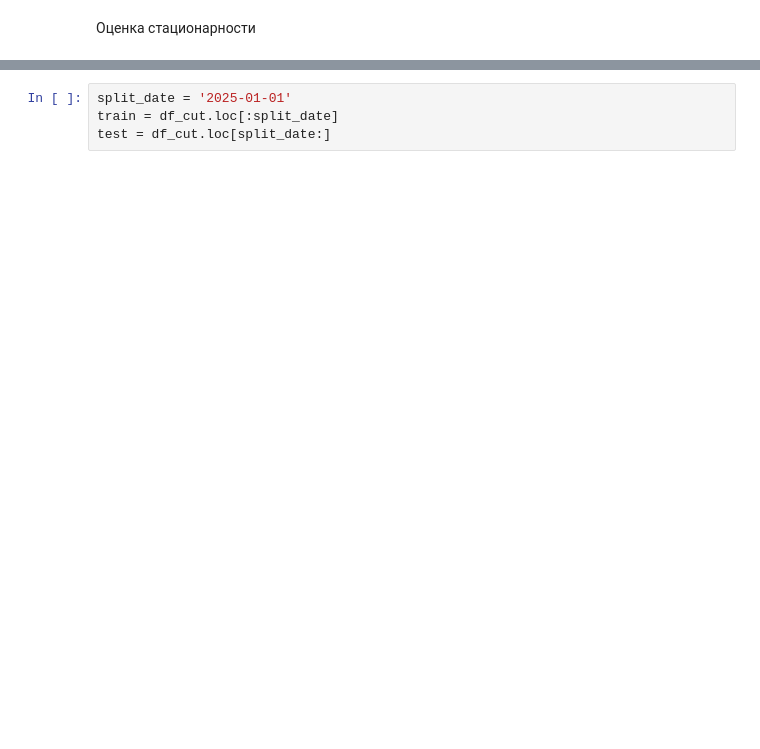
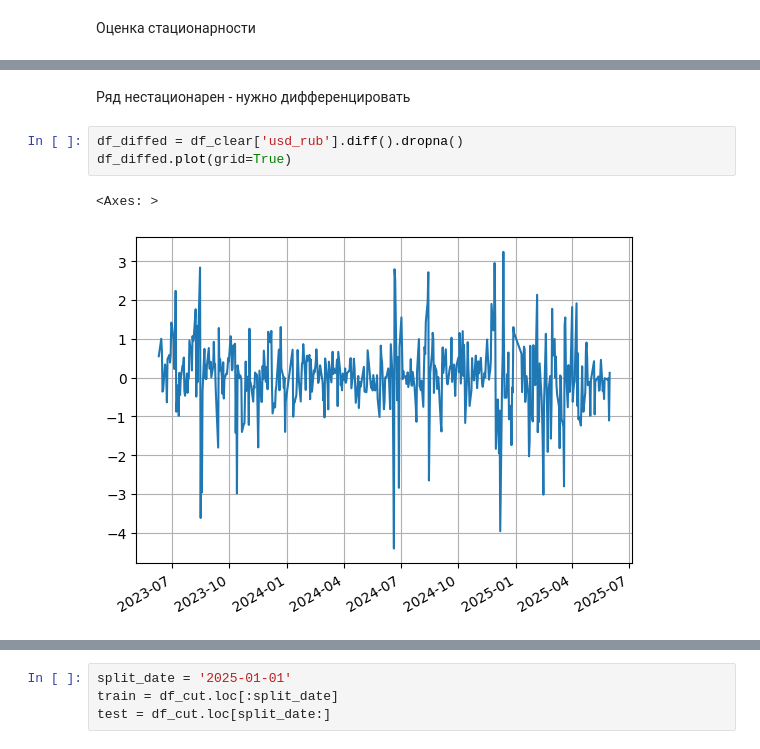
Before and after one commit to OspaNY/usd_to_rub_analysis, a Jupyter notebook: main.ipynb, the cells around one changed output, grey strips where cells are left out. Drawn from its saved outputs; the diff is of its cells as text; blank space fills up the shorter version.

```diff
--- a/main.ipynb
+++ b/main.ipynb
@@ -128,0 +132,8 @@ Critical Value 10%: -2.5698893429241916
+# %% [markdown]
+Ряд нестационарен - нужно дифференцировать
+# %%
+df_diffed = df_clear['usd_rub'].diff().dropna()
+df_diffed.plot(grid=True)
+# %% [output]
+<Axes: >
+[figure, added]
```
Also changed, not shown: parts of 16 cells of this notebook.
